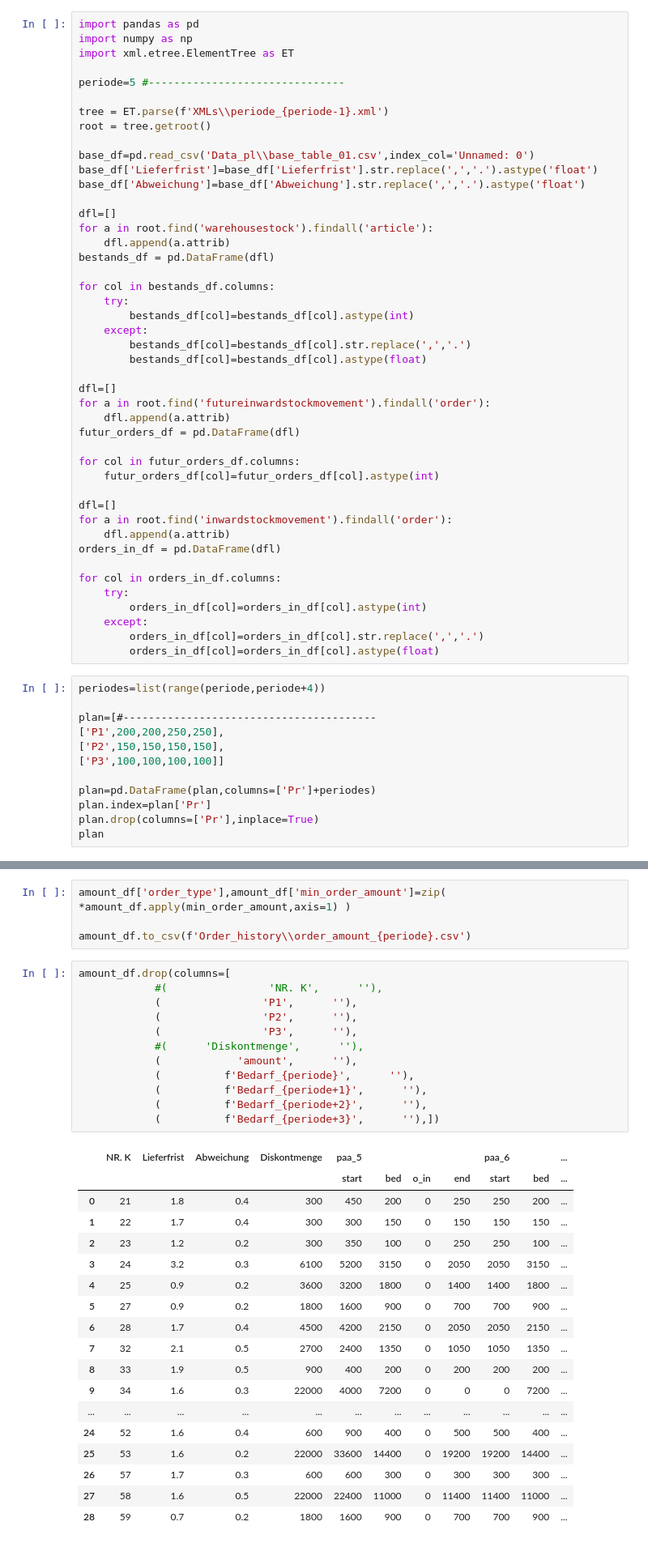
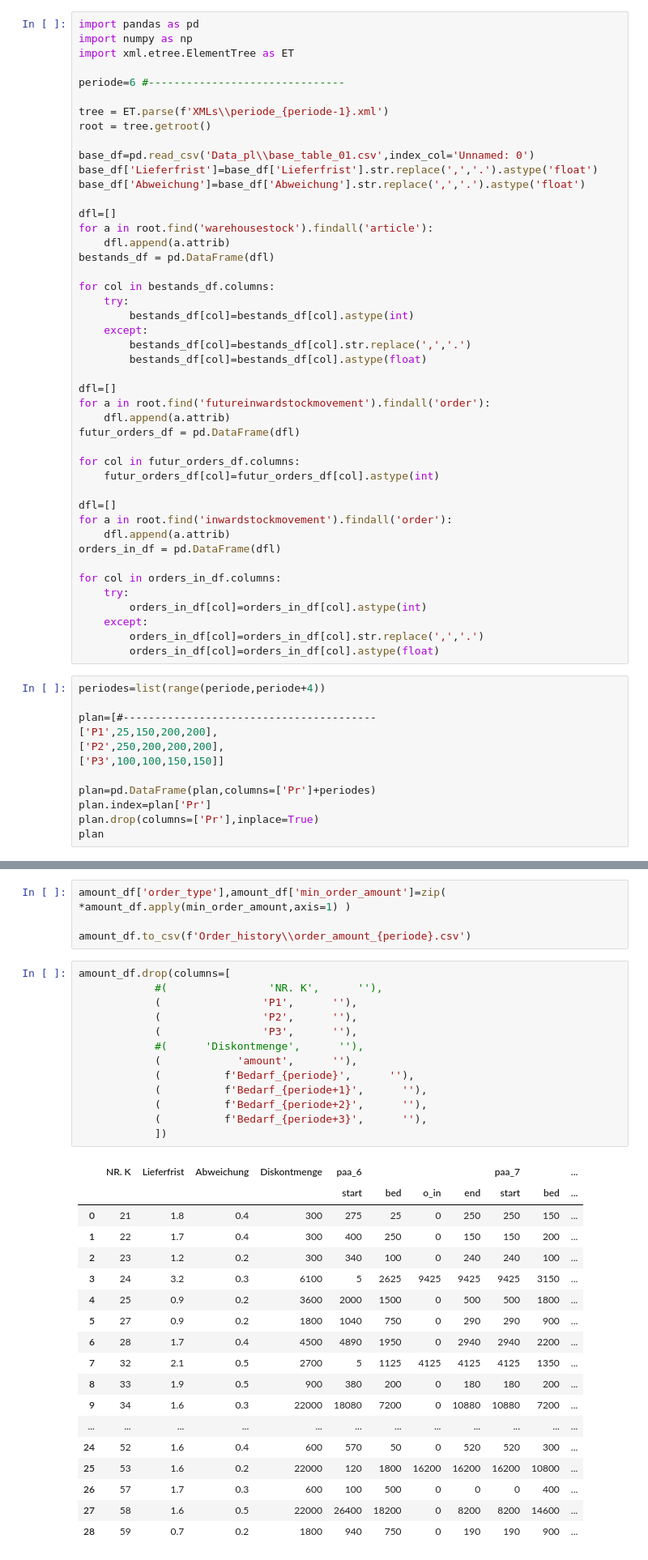
Before and after one commit to kiya1013/APuPDaten, a Jupyter notebook: Planspiel/xml_test.ipynb, the cells around one changed output, grey strips where cells are left out. Shown: that part at 81% size. Cells and saved outputs as stored; diff of their text form.

```diff
--- a/Planspiel/xml_test.ipynb
+++ b/Planspiel/xml_test.ipynb
@@ -3,7 +3,7 @@ import pandas as pd
 import numpy as np
 import xml.etree.ElementTree as ET
 
-periode=5 #-------------------------------
+periode=6 #-------------------------------
 
 tree = ET.parse(f'XMLs\\periode_{periode-1}.xml')
 root = tree.getroot()
@@ -47,9 +47,9 @@ for col in orders_in_df.columns:
 periodes=list(range(periode,periode+4))
 
 plan=[#----------------------------------------
-['P1',200,200,250,250],
-['P2',150,150,150,150],
-['P3',100,100,100,100]]
+['P1',25,150,200,200],
+['P2',250,200,200,200],
+['P3',100,100,150,150]]
 
 plan=pd.DataFrame(plan,columns=['Pr']+periodes)
 plan.index=plan['Pr']
@@ -152,32 +152,33 @@ amount_df.to_csv(f'Order_history\\order_amount_{periode}.csv')
 # %%
 amount_df.drop(columns=[
             #(                'NR. K',      ''),
             (                'P1',      ''),
             (                'P2',      ''),
             (                'P3',      ''),
             #(      'Diskontmenge',      ''),
             (            'amount',      ''),
             (          f'Bedarf_{periode}',      ''),
             (          f'Bedarf_{periode+1}',      ''),
             (          f'Bedarf_{periode+2}',      ''),
-            (          f'Bedarf_{periode+3}',      ''),])
+            (          f'Bedarf_{periode+3}',      ''),
+            ])
 # %% [output]
-|  | NR. K | Lieferfrist | Abweichung | Diskontmenge | paa_5 |  |  |  | paa_6 |  | ... |
+|  | NR. K | Lieferfrist | Abweichung | Diskontmenge | paa_6 |  |  |  | paa_7 |  | ... |
 |  |  |  |  |  | start | bed | o_in | end | start | bed | ... |
-| 0 | 21 | 1.8 | 0.4 | 300 | 450 | 200 | 0 | 250 | 250 | 200 | ... |
-| 1 | 22 | 1.7 | 0.4 | 300 | 300 | 150 | 0 | 150 | 150 | 150 | ... |
-| 2 | 23 | 1.2 | 0.2 | 300 | 350 | 100 | 0 | 250 | 250 | 100 | ... |
-| 3 | 24 | 3.2 | 0.3 | 6100 | 5200 | 3150 | 0 | 2050 | 2050 | 3150 | ... |
-| 4 | 25 | 0.9 | 0.2 | 3600 | 3200 | 1800 | 0 | 1400 | 1400 | 1800 | ... |
-| 5 | 27 | 0.9 | 0.2 | 1800 | 1600 | 900 | 0 | 700 | 700 | 900 | ... |
-| 6 | 28 | 1.7 | 0.4 | 4500 | 4200 | 2150 | 0 | 2050 | 2050 | 2150 | ... |
-| 7 | 32 | 2.1 | 0.5 | 2700 | 2400 | 1350 | 0 | 1050 | 1050 | 1350 | ... |
-| 8 | 33 | 1.9 | 0.5 | 900 | 400 | 200 | 0 | 200 | 200 | 200 | ... |
-| 9 | 34 | 1.6 | 0.3 | 22000 | 4000 | 7200 | 0 | 0 | 0 | 7200 | ... |
+| 0 | 21 | 1.8 | 0.4 | 300 | 275 | 25 | 0 | 250 | 250 | 150 | ... |
+| 1 | 22 | 1.7 | 0.4 | 300 | 400 | 250 | 0 | 150 | 150 | 200 | ... |
+| 2 | 23 | 1.2 | 0.2 | 300 | 340 | 100 | 0 | 240 | 240 | 100 | ... |
+| 3 | 24 | 3.2 | 0.3 | 6100 | 5 | 2625 | 9425 | 9425 | 9425 | 3150 | ... |
+| 4 | 25 | 0.9 | 0.2 | 3600 | 2000 | 1500 | 0 | 500 | 500 | 1800 | ... |
+| 5 | 27 | 0.9 | 0.2 | 1800 | 1040 | 750 | 0 | 290 | 290 | 900 | ... |
+| 6 | 28 | 1.7 | 0.4 | 4500 | 4890 | 1950 | 0 | 2940 | 2940 | 2200 | ... |
+| 7 | 32 | 2.1 | 0.5 | 2700 | 5 | 1125 | 4125 | 4125 | 4125 | 1350 | ... |
+| 8 | 33 | 1.9 | 0.5 | 900 | 380 | 200 | 0 | 180 | 180 | 200 | ... |
+| 9 | 34 | 1.6 | 0.3 | 22000 | 18080 | 7200 | 0 | 10880 | 10880 | 7200 | ... |
 | ... | ... | ... | ... | ... | ... | ... | ... | ... | ... | ... | ... |
-| 24 | 52 | 1.6 | 0.4 | 600 | 900 | 400 | 0 | 500 | 500 | 400 | ... |
-| 25 | 53 | 1.6 | 0.2 | 22000 | 33600 | 14400 | 0 | 19200 | 19200 | 14400 | ... |
-| 26 | 57 | 1.7 | 0.3 | 600 | 600 | 300 | 0 | 300 | 300 | 300 | ... |
-| 27 | 58 | 1.6 | 0.5 | 22000 | 22400 | 11000 | 0 | 11400 | 11400 | 11000 | ... |
-| 28 | 59 | 0.7 | 0.2 | 1800 | 1600 | 900 | 0 | 700 | 700 | 900 | ... |
+| 24 | 52 | 1.6 | 0.4 | 600 | 570 | 50 | 0 | 520 | 520 | 300 | ... |
+| 25 | 53 | 1.6 | 0.2 | 22000 | 120 | 1800 | 16200 | 16200 | 16200 | 10800 | ... |
+| 26 | 57 | 1.7 | 0.3 | 600 | 100 | 500 | 0 | 0 | 0 | 400 | ... |
+| 27 | 58 | 1.6 | 0.5 | 22000 | 26400 | 18200 | 0 | 8200 | 8200 | 14600 | ... |
+| 28 | 59 | 0.7 | 0.2 | 1800 | 940 | 750 | 0 | 190 | 190 | 900 | ... |
 29 rows × 25 columns
```
Also changed, not shown: parts of 2 cells of this notebook, 5 other files.
